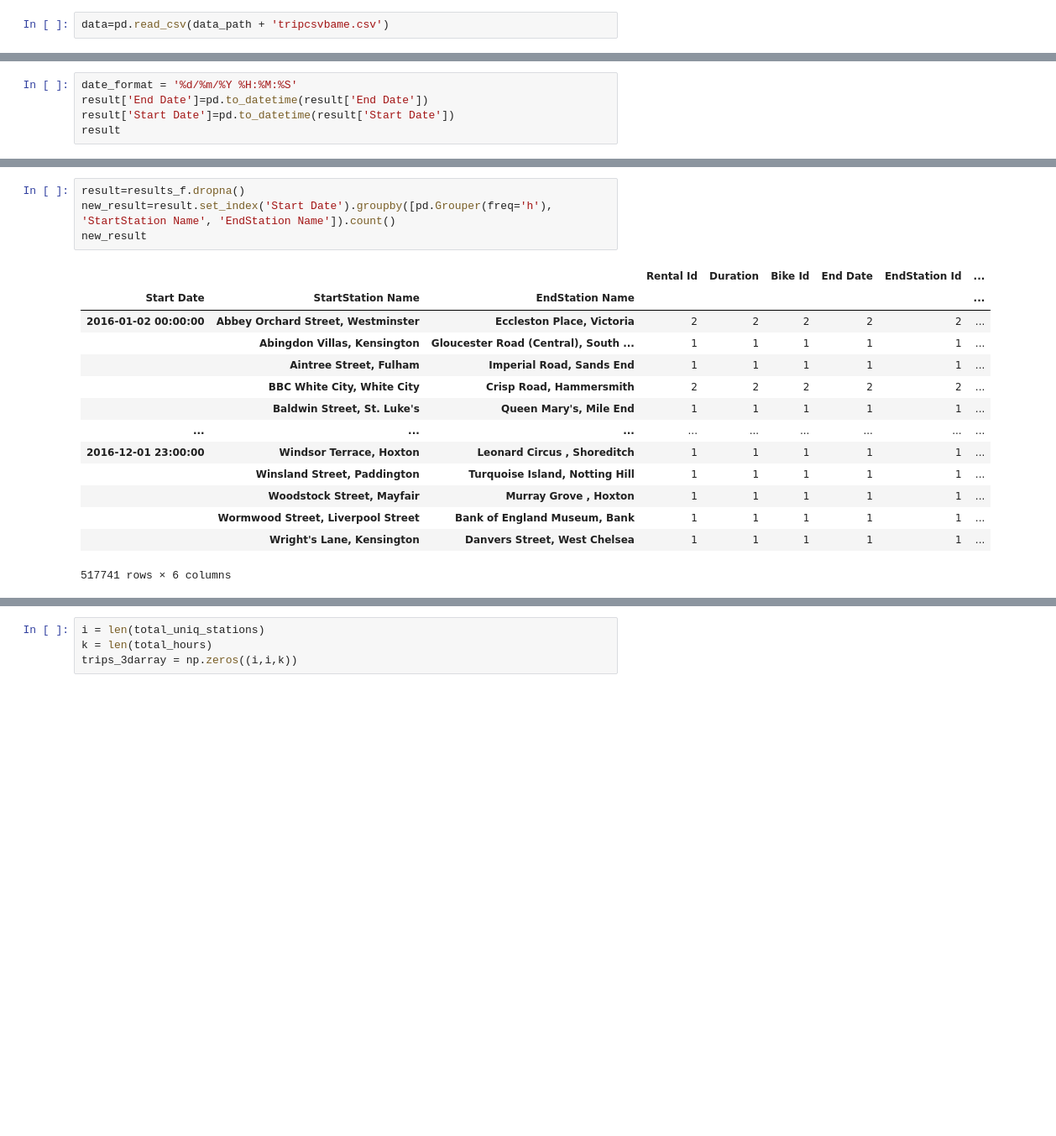
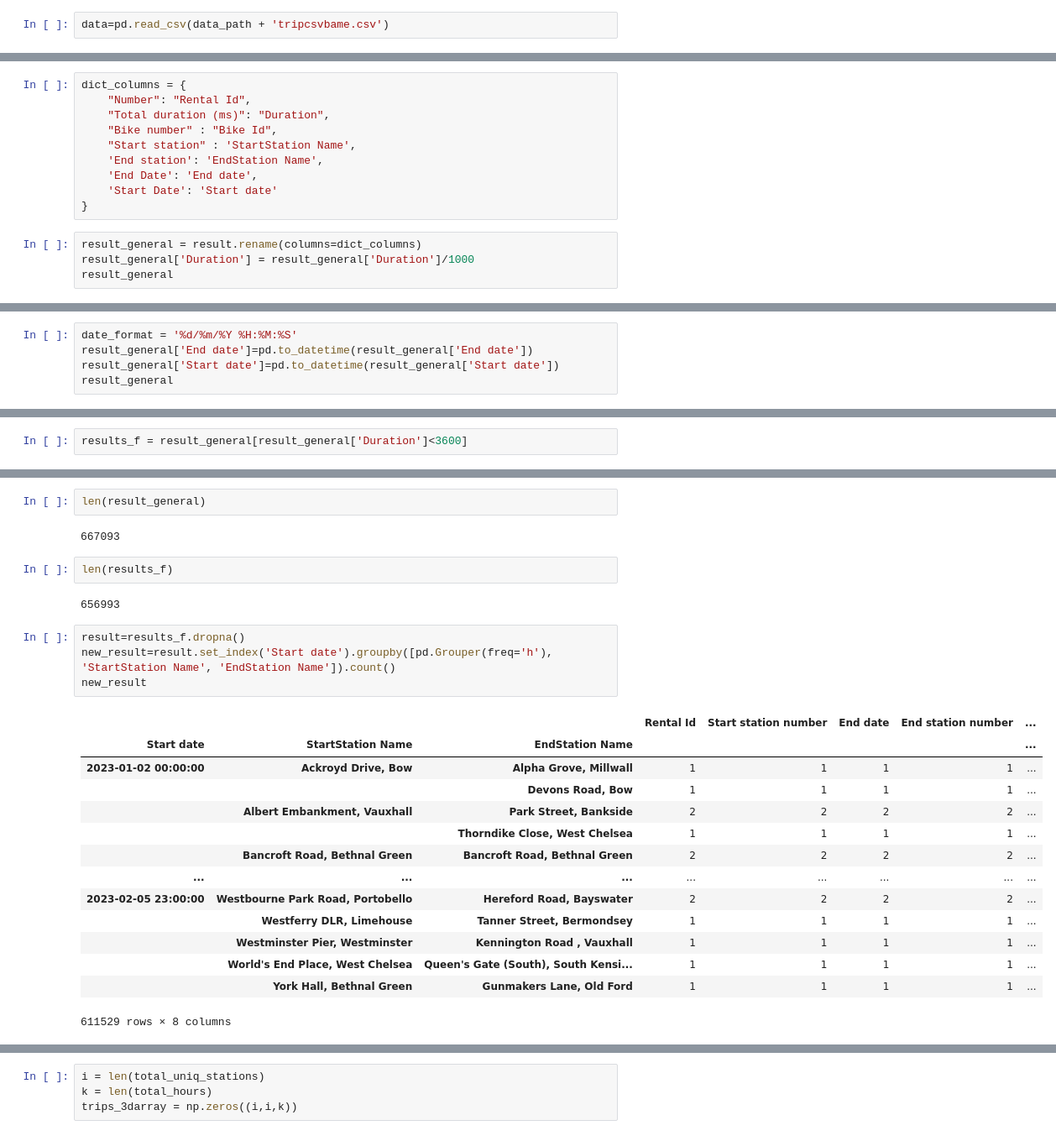
Before and after one commit to elsebasmar/london-bss, a Jupyter notebook: londonbss/notebooks/data_collection/B_Tensorappl_temp.ipynb, the cells around one changed output, grey strips where cells are left out. Shown at 84% size. Drawn from its saved outputs; the diff is of its cells as text; blank space fills up the shorter version.

```diff
--- a/londonbss/notebooks/data_collection/B_Tensorappl_temp.ipynb
+++ b/londonbss/notebooks/data_collection/B_Tensorappl_temp.ipynb
@@ -36 +55,15 @@ Index(['Rental Id', 'Duration', 'Bike Id', 'End Date', 'EndStation Id',
       dtype='object')
+# %%
+dict_columns = {
+    "Number": "Rental Id",
+    "Total duration (ms)": "Duration",
+    "Bike number" : "Bike Id",
+    "Start station" : 'StartStation Name',
+    'End station': 'EndStation Name',
+    'End Date': 'End date',
+    'Start Date': 'Start date'
+}
+# %%
+result_general = result.rename(columns=dict_columns)
+result_general['Duration'] = result_general['Duration']/1000
+result_general
@@ -37,6 +84,6 @@ Index(['Rental Id', 'Duration', 'Bike Id', 'End Date', 'EndStation Id',
 # %%
 date_format = '%d/%m/%Y %H:%M:%S'
-result['End Date']=pd.to_datetime(result['End Date'])
-result['Start Date']=pd.to_datetime(result['Start Date'])
-result
+result_general['End date']=pd.to_datetime(result_general['End date'])
+result_general['Start date']=pd.to_datetime(result_general['Start date'])
+result_general
 # %% [output]
@@ -58,3 +103,5 @@ results_f = result[result['Duration']<86400]
+# %%
+results_f = result_general[result_general['Duration']<3600]
 # %%
 results_f
 # %% [output]
@@ -74,19 +121,27 @@ results_f
+# %%
+len(result_general)
+# %% [output]
+667093
+# %%
+len(results_f)
+# %% [output]
+656993
 # %%
 result=results_f.dropna()
-new_result=result.set_index('Start Date').groupby([pd.Grouper(freq='h'), 'StartStation Name', 'EndStation Name']).count()
+new_result=result.set_index('Start date').groupby([pd.Grouper(freq='h'), 'StartStation Name', 'EndStation Name']).count()
 new_result
 # %% [output]
-|  |  |  | Rental Id | Duration | Bike Id | End Date | EndStation Id | ... |
-| Start Date | StartStation Name | EndStation Name |  |  |  |  |  | ... |
-| 2016-01-02 00:00:00 | Abbey Orchard Street, Westminster | Eccleston Place, Victoria | 2 | 2 | 2 | 2 | 2 | ... |
-|  | Abingdon Villas, Kensington | Gloucester Road (Central), South ... | 1 | 1 | 1 | 1 | 1 | ... |
-|  | Aintree Street, Fulham | Imperial Road, Sands End | 1 | 1 | 1 | 1 | 1 | ... |
-|  | BBC White City, White City | Crisp Road, Hammersmith | 2 | 2 | 2 | 2 | 2 | ... |
-|  | Baldwin Street, St. Luke's | Queen Mary's, Mile End | 1 | 1 | 1 | 1 | 1 | ... |
-| ... | ... | ... | ... | ... | ... | ... | ... | ... |
-| 2016-12-01 23:00:00 | Windsor Terrace, Hoxton | Leonard Circus , Shoreditch | 1 | 1 | 1 | 1 | 1 | ... |
-|  | Winsland Street, Paddington | Turquoise Island, Notting Hill | 1 | 1 | 1 | 1 | 1 | ... |
-|  | Woodstock Street, Mayfair | Murray Grove , Hoxton | 1 | 1 | 1 | 1 | 1 | ... |
-|  | Wormwood Street, Liverpool Street | Bank of England Museum, Bank | 1 | 1 | 1 | 1 | 1 | ... |
-|  | Wright's Lane, Kensington | Danvers Street, West Chelsea | 1 | 1 | 1 | 1 | 1 | ... |
+|  |  |  | Rental Id | Start station number | End date | End station number | ... |
+| Start date | StartStation Name | EndStation Name |  |  |  |  | ... |
+| 2023-01-02 00:00:00 | Ackroyd Drive, Bow | Alpha Grove, Millwall | 1 | 1 | 1 | 1 | ... |
+|  |  | Devons Road, Bow | 1 | 1 | 1 | 1 | ... |
+|  | Albert Embankment, Vauxhall | Park Street, Bankside | 2 | 2 | 2 | 2 | ... |
+|  |  | Thorndike Close, West Chelsea | 1 | 1 | 1 | 1 | ... |
+|  | Bancroft Road, Bethnal Green | Bancroft Road, Bethnal Green | 2 | 2 | 2 | 2 | ... |
+| ... | ... | ... | ... | ... | ... | ... | ... |
+| 2023-02-05 23:00:00 | Westbourne Park Road, Portobello | Hereford Road, Bayswater | 2 | 2 | 2 | 2 | ... |
+|  | Westferry DLR, Limehouse | Tanner Street, Bermondsey | 1 | 1 | 1 | 1 | ... |
+|  | Westminster Pier, Westminster | Kennington Road , Vauxhall | 1 | 1 | 1 | 1 | ... |
+|  | World's End Place, West Chelsea | Queen's Gate (South), South Kensi... | 1 | 1 | 1 | 1 | ... |
+|  | York Hall, Bethnal Green | Gunmakers Lane, Old Ford | 1 | 1 | 1 | 1 | ... |
-517741 rows × 6 columns
+611529 rows × 8 columns
```
Also changed, not shown: parts of 37 cells of this notebook.
